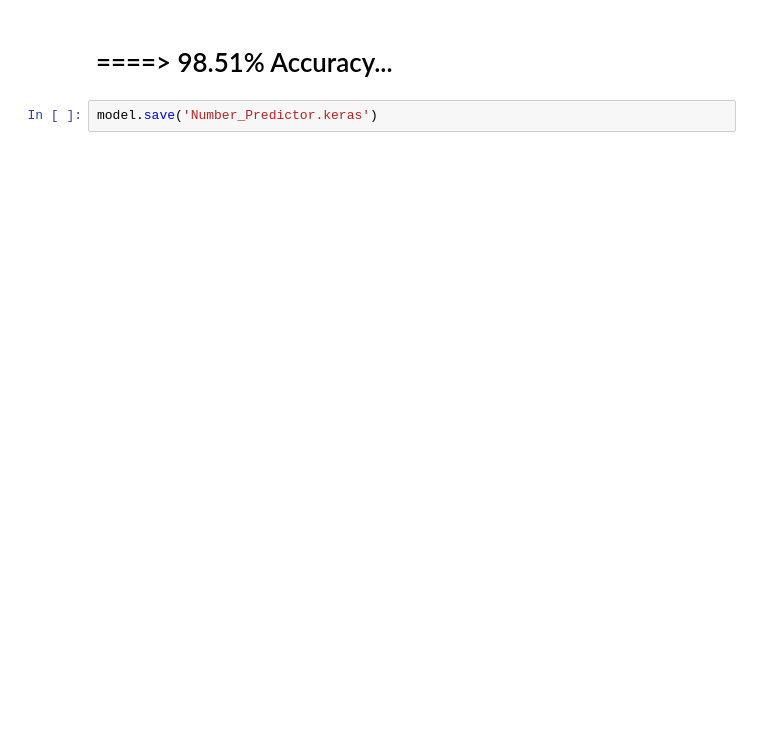
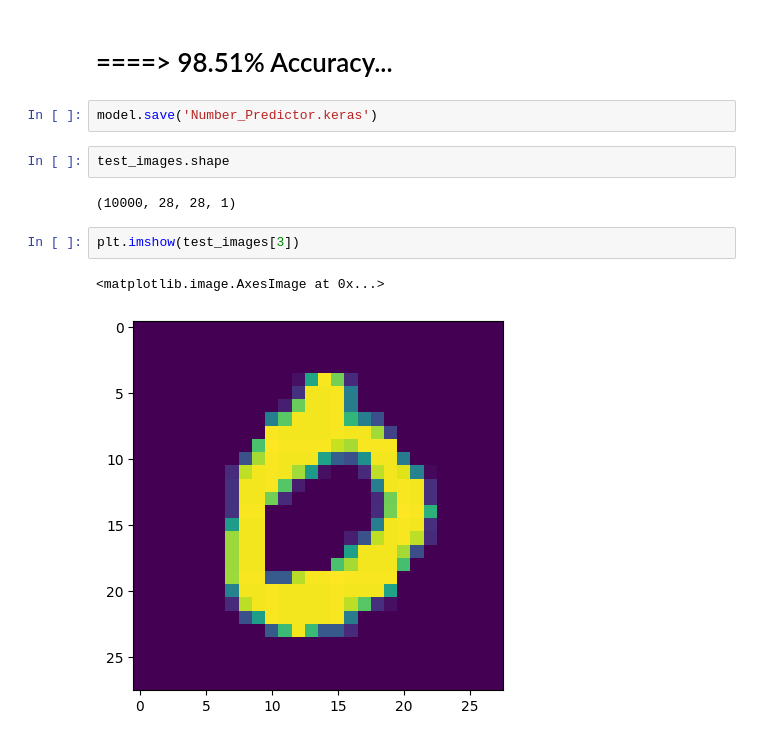
Before and after one commit to Dhyanesh-Panchal/Number-image-Classifer-CNN_Model, a Jupyter notebook: Number_Classification.ipynb, the cells around one changed output. Cells and saved outputs as stored; diff of their text form; blank space fills up the shorter version.

```diff
--- a/Number_Classification.ipynb
+++ b/Number_Classification.ipynb
@@ -167,3 +167,12 @@ model.evaluate(test_images,test_labels)
 # ====> 98.51% Accuracy...
 # %%
 model.save('Number_Predictor.keras')
+# %%
+test_images.shape
+# %% [output]
+(10000, 28, 28, 1)
+# %%
+plt.imshow(test_images[3])
+# %% [output]
+<matplotlib.image.AxesImage at 0x...>
+[figure, added]
```
Also changed, not shown: parts of 6 cells of this notebook.
